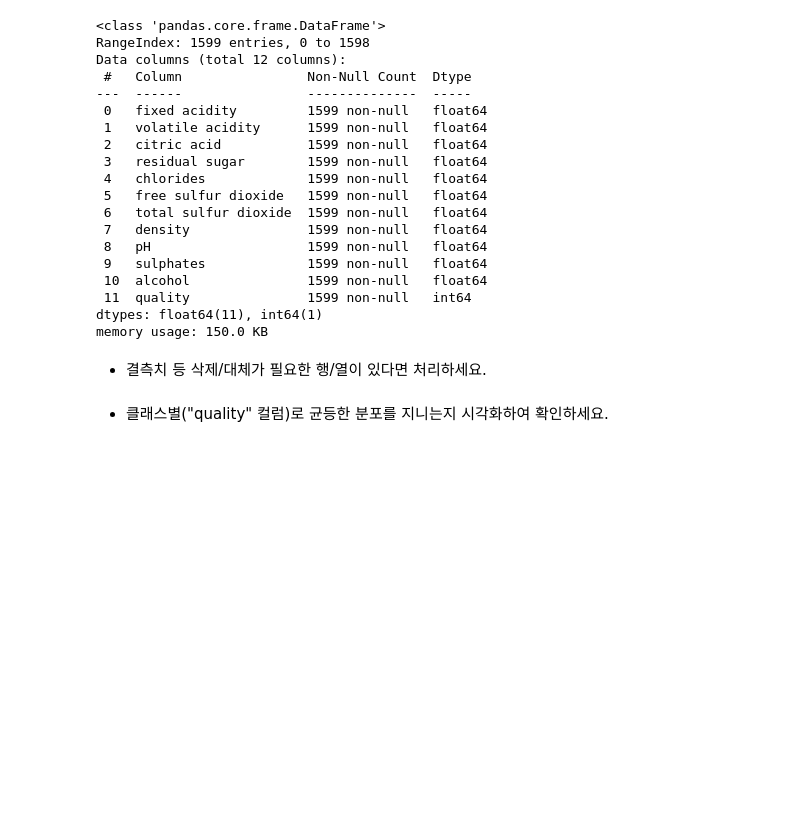
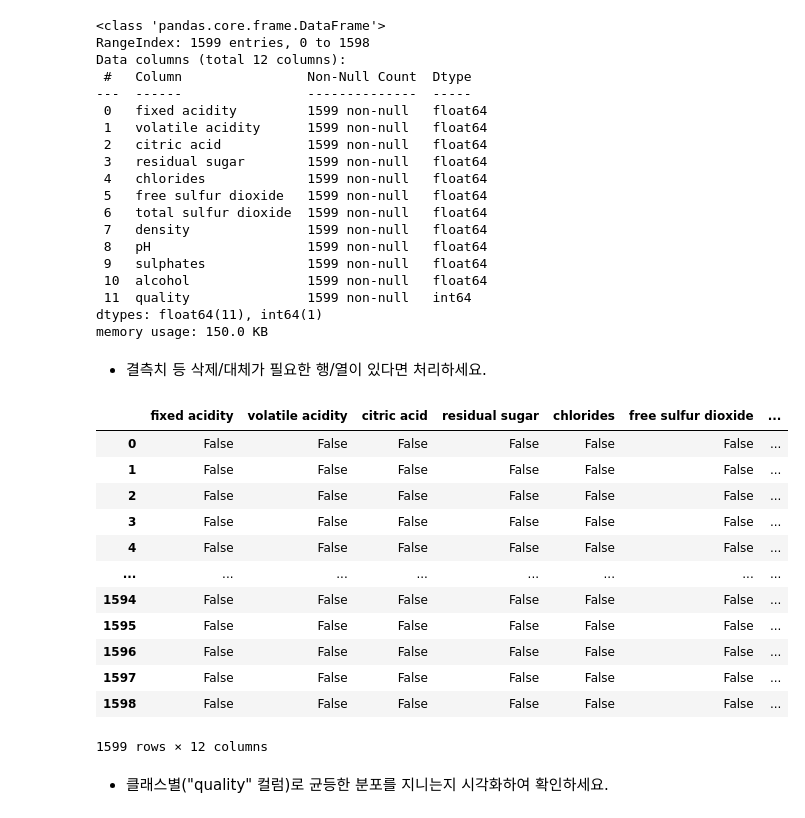
Before and after one commit to rivkms/2021_sw_exam, a Jupyter notebook: 30204강민성_4주차_머신러닝_분류1(과제).ipynb, the cells around one changed output. Drawn from its saved outputs; the diff is of its cells as text; code cells hidden in the pictures; blank space fills up the shorter version.

```diff
--- a/30204강민성_4주차_머신러닝_분류1(과제).ipynb
+++ b/30204강민성_4주차_머신러닝_분류1(과제).ipynb
@@ -103,6 +103,22 @@ dtypes: float64(11), int64(1)
 memory usage: 150.0 KB
 # %% [markdown]
 - 결측치 등 삭제/대체가 필요한 행/열이 있다면 처리하세요.
+# %%
+data.isna()
+# %% [output]
+|  | fixed acidity | volatile acidity | citric acid | residual sugar | chlorides | free sulfur dioxide | ... |
+| 0 | False | False | False | False | False | False | ... |
+| 1 | False | False | False | False | False | False | ... |
+| 2 | False | False | False | False | False | False | ... |
+| 3 | False | False | False | False | False | False | ... |
+| 4 | False | False | False | False | False | False | ... |
+| ... | ... | ... | ... | ... | ... | ... | ... |
+| 1594 | False | False | False | False | False | False | ... |
+| 1595 | False | False | False | False | False | False | ... |
+| 1596 | False | False | False | False | False | False | ... |
+| 1597 | False | False | False | False | False | False | ... |
+| 1598 | False | False | False | False | False | False | ... |
+1599 rows × 12 columns
 # %% [markdown]
 - 클래스별("quality" 컬럼)로 균등한 분포를 지니는지 시각화하여 확인하세요.
 # %%
```
Also changed, not shown: parts of 23 cells of this notebook.
